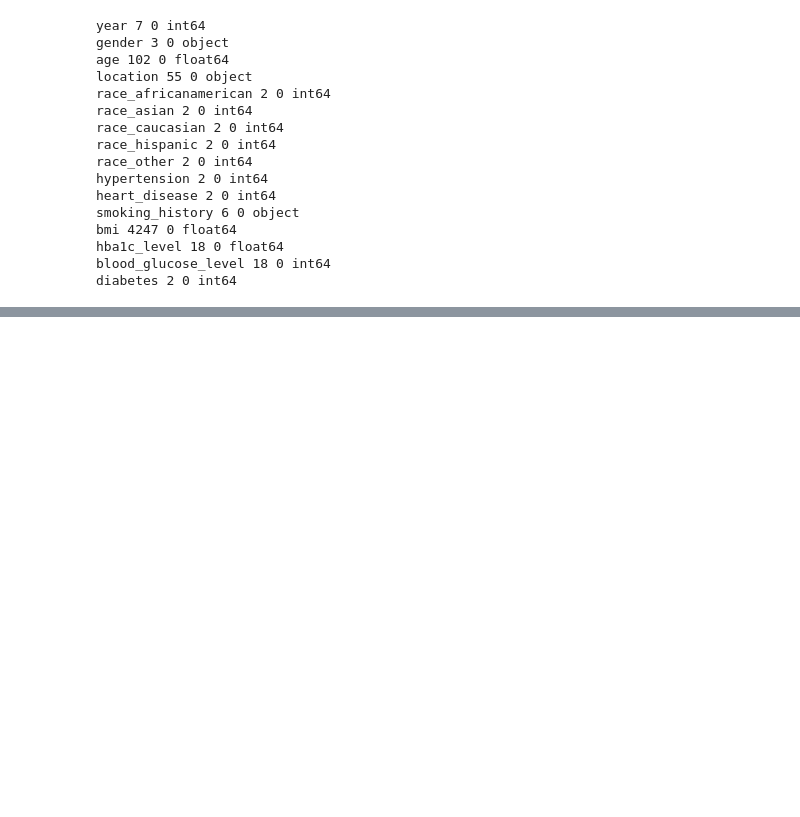
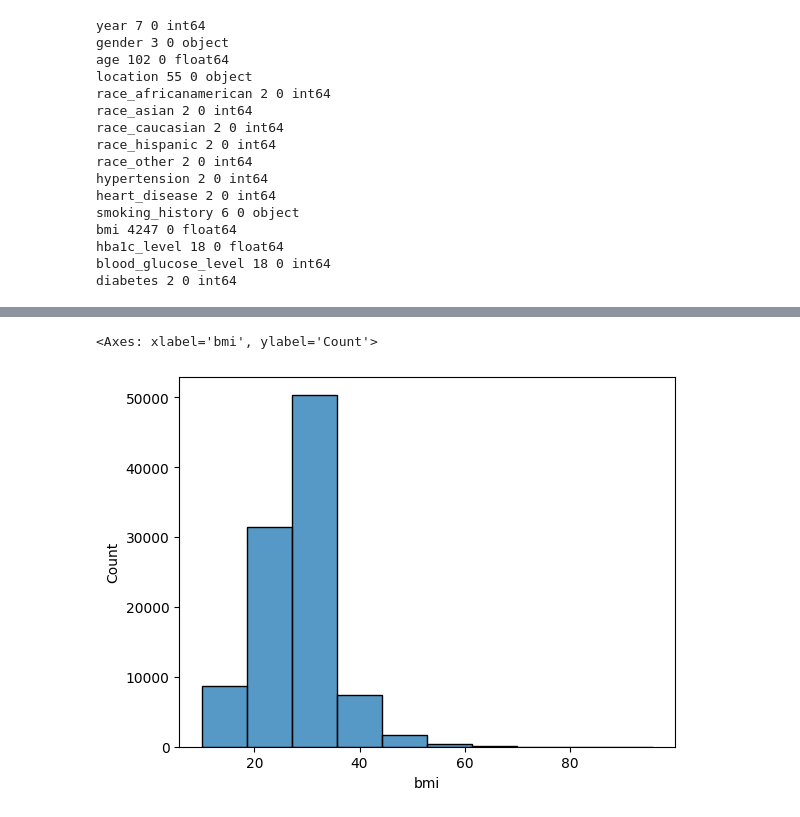
Before and after one commit to sudhagart/mlzoom-hw, a Jupyter notebook: midterm-project/project.ipynb, the cells around one changed output, grey strips where cells are left out. Saved outputs shown, nothing was run; the diff lists cells and outputs as text; code cells hidden in the pictures; blank space fills up the shorter version.

```diff
--- a/midterm-project/project.ipynb
+++ b/midterm-project/project.ipynb
@@ -106,0 +169,5 @@ diabetes 2 0 int64
+# %%
+sns.histplot(data['bmi'], bins=10)
+# %% [output]
+<Axes: xlabel='bmi', ylabel='Count'>
+[figure, added]
```
Also changed, not shown: parts of 53 cells of this notebook, 8 other files.
